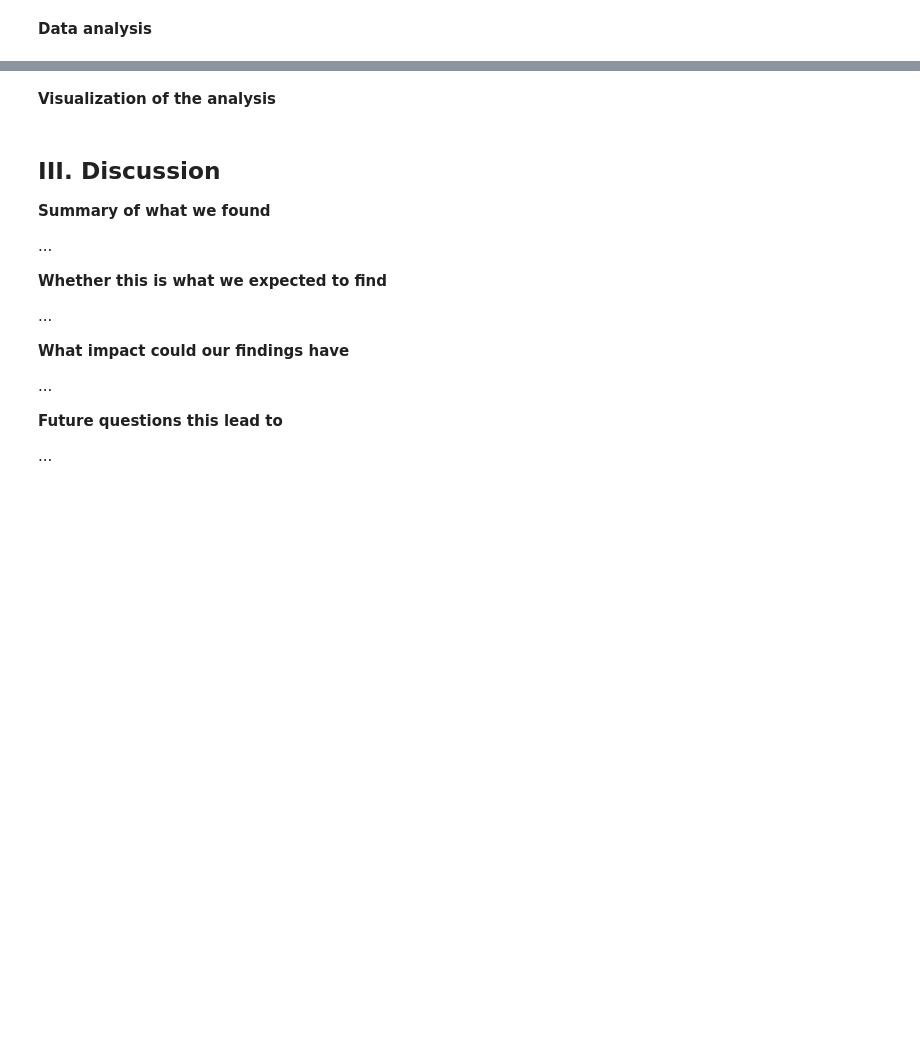
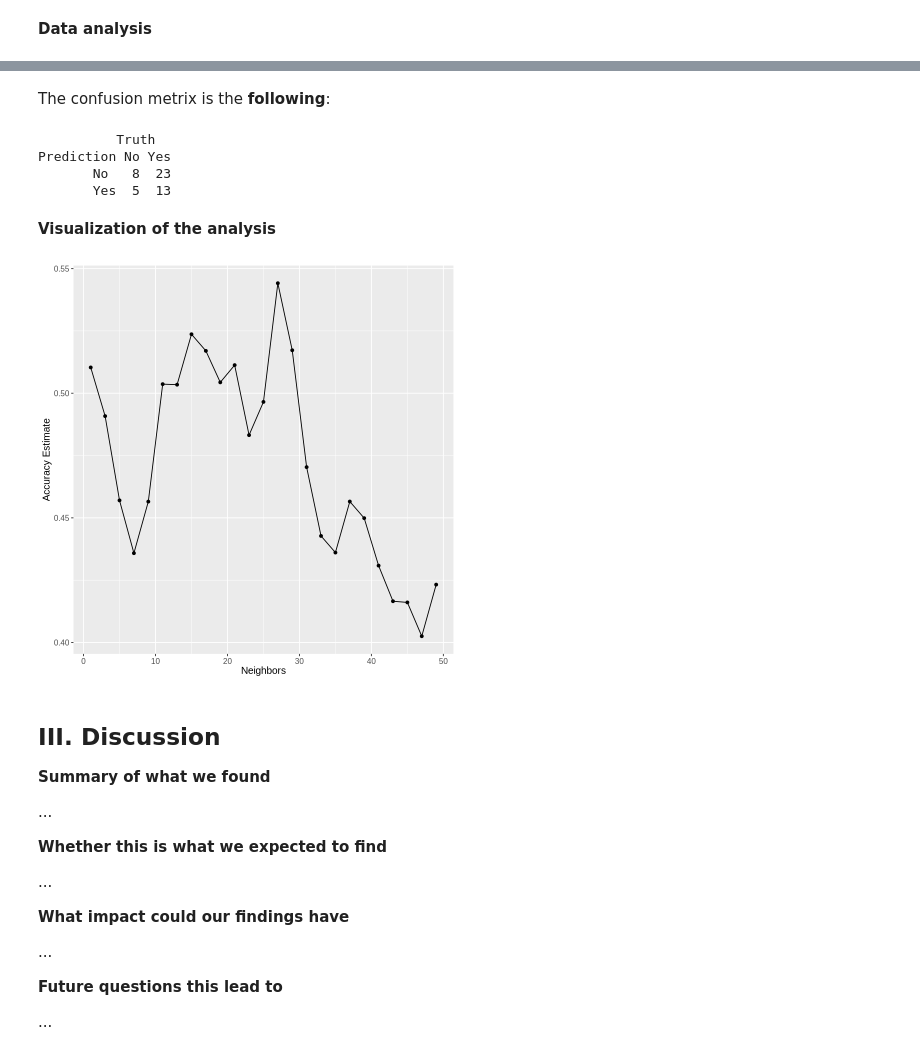
Before and after one commit to duybau2006/Data-Science-100-Group-Project, a Jupyter notebook: Group Project Final Report.ipynb, the cells around one changed output, grey strips where cells are left out. Drawn from its saved outputs; the diff is of its cells as text; code cells hidden in the pictures; blank space fills up the shorter version.

```diff
--- a/Group Project Final Report.ipynb
+++ b/Group Project Final Report.ipynb
@@ -292,5 +345,30 @@ A tibble: 50 × 7
+# %% [markdown]
+The confusion metrix is the **following**:
+# %%
+confusion <- players_test_predictions |>
+             conf_mat(truth = subscribe, estimate = .pred_class)
+confusion
+# %% [output]
+          Truth
+Prediction No Yes
+       No   8  23
+       Yes  5  13
 # %% [markdown]
 **Visualization of the analysis**
+# %%
+# to choose the best K-value
+accuracy_vs_k <- ggplot(accuracies, aes(x = neighbors, y = mean)) +
+  geom_point() +
+  geom_line() +
+  labs(x = "Neighbors", y = "Accuracy Estimate") +
+  theme(text = element_text(size = 12))
+
+accuracy_vs_k
+
+## NOTE
+## THIS STILL NEEDS MORE GRAPHS
+# %% [output]
+[figure, added]
 # %% [markdown]
 ## **III. Discussion**
 
```
Also changed, not shown: parts of 5 cells of this notebook.
